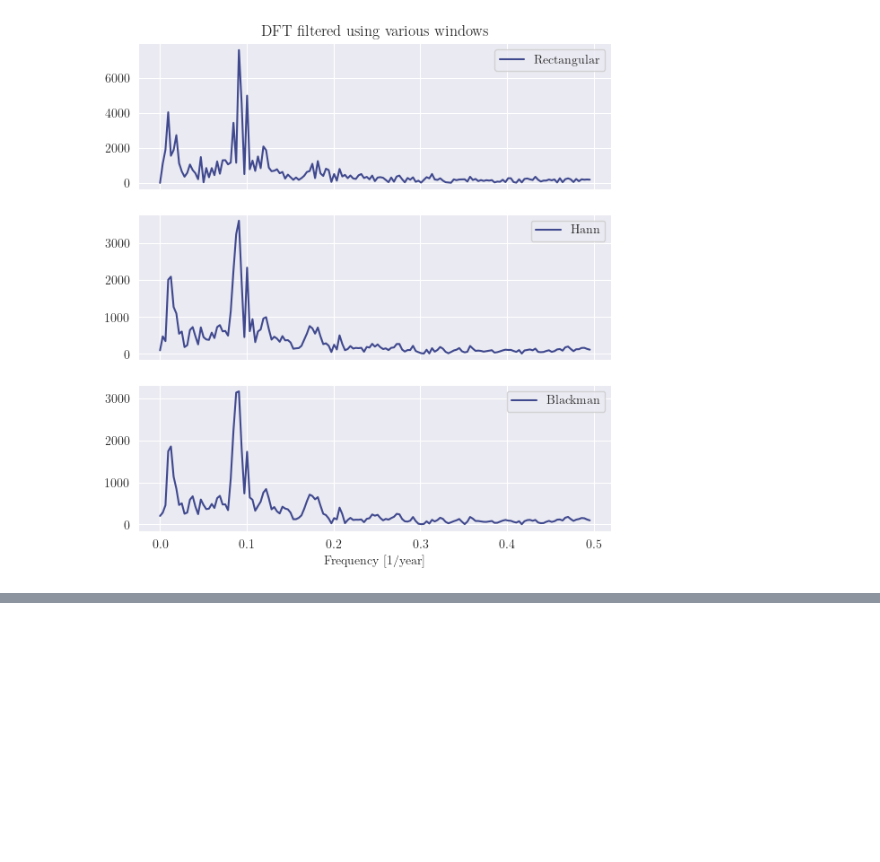
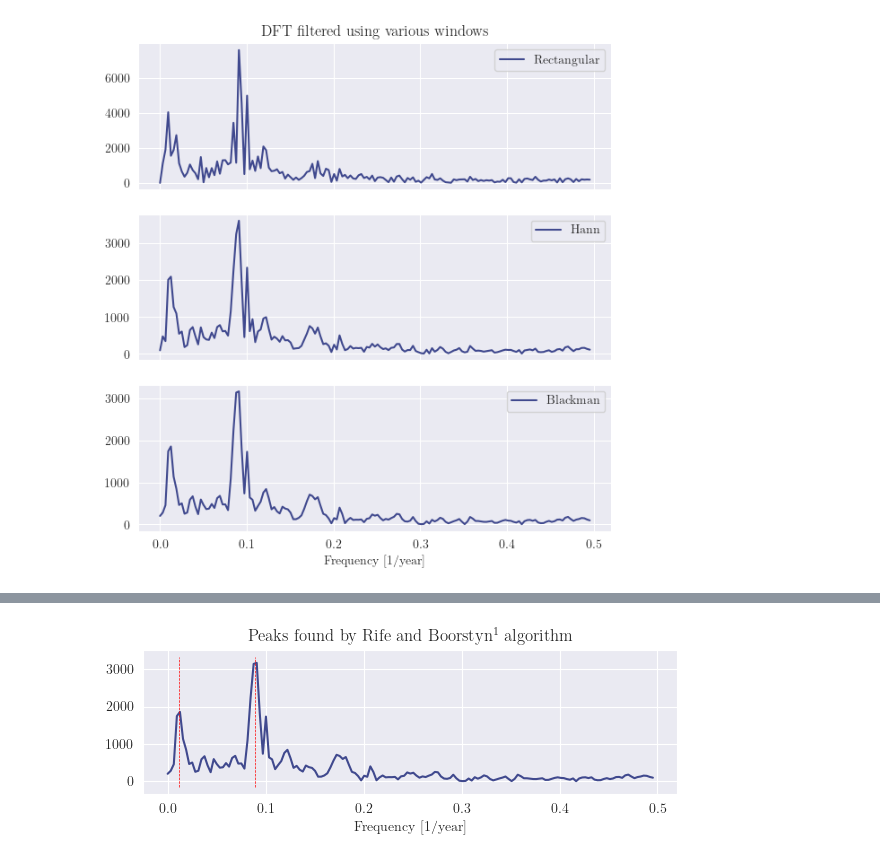
Before and after one commit to deren-teo/elec4620, a Jupyter notebook: a1/src/sunspots.ipynb, the cells around one changed output, grey strips where cells are left out. Cells and saved outputs as stored; diff of their text form; code cells hidden in the pictures; blank space fills up the shorter version.

```diff
--- a/a1/src/sunspots.ipynb
+++ b/a1/src/sunspots.ipynb
@@ -93,0 +97,19 @@ fig.savefig(fname, **SAVEFIG_CONFIG)
+# %%
+def coarse_search(x: np.array, T: float, k: float = 2,
+        clip: Tuple[float, float] = None) -> float:
+    """
+    Performs the coarse search algorithm described by Rife and Boorstyn [1].
+    The factor `k` is equivalent to (M/N) in [1].
+    """
+    z = np.concatenate([k * x, np.zeros(len(x) * (k - 1))])
+    f = fftfreq(len(z), T)[:len(z)//2]
+    B = np.abs(fft(z)[:len(z)//2])
+    B = B if not clip else B[(f >= clip[0]) & (f <= clip[1])]
+    f = f if not clip else f[(f >= clip[0]) & (f <= clip[1])]
+    return f[(B == B.max())][0]
+
+rough_max_1 = coarse_search(x_blackman, T=1, k=2, clip=(0.00, 0.05))
+rough_max_2 = coarse_search(x_blackman, T=1, k=2, clip=(0.05, 0.15))
+
+print("Coarse search:", [rough_max_1, rough_max_2], "[1/years]")
+print("              ", [1/rough_max_1, 1/rough_max_2], "[years]")
@@ -93,0 +176,19 @@ fig.savefig(fname, **SAVEFIG_CONFIG)
+# %%
+# Display the Blackman-windowed signal with identified frequencies overlayed
+fig, ax = plt.subplots(figsize=(6, 2))
+fig.tight_layout()
+
+sns.lineplot(x=f, y=H_blackman, ax=ax)
+
+# Draw vertical lines at identified frequencies
+ylim = ax.get_ylim()
+ax.vlines(x=[fine_max_1, fine_max_2], ymin=ylim[0], ymax=ylim[1], color="r",
+    lw=0.5, ls="--")
+
+ax.set_title("Peaks found by Rife and Boorstyn$^1$ algorithm")
+ax.set_xlabel("Frequency [1/year]")
+
+fname = Path(A1_ROOT, "output", "q8_searchresults.png")
+fig.savefig(fname, **SAVEFIG_CONFIG)
+# %% [output]
+[figure, added]
```
Also changed, not shown: parts of 5 cells of this notebook, 4 other files.
